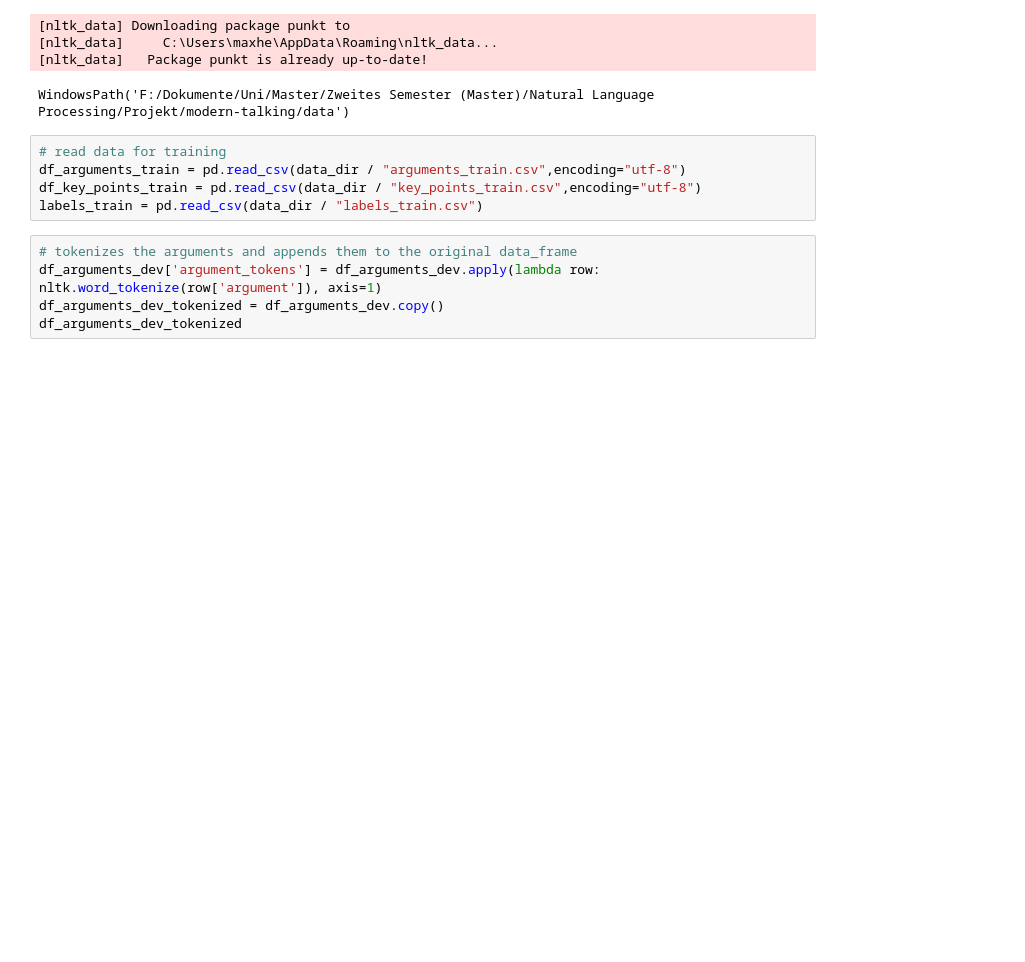
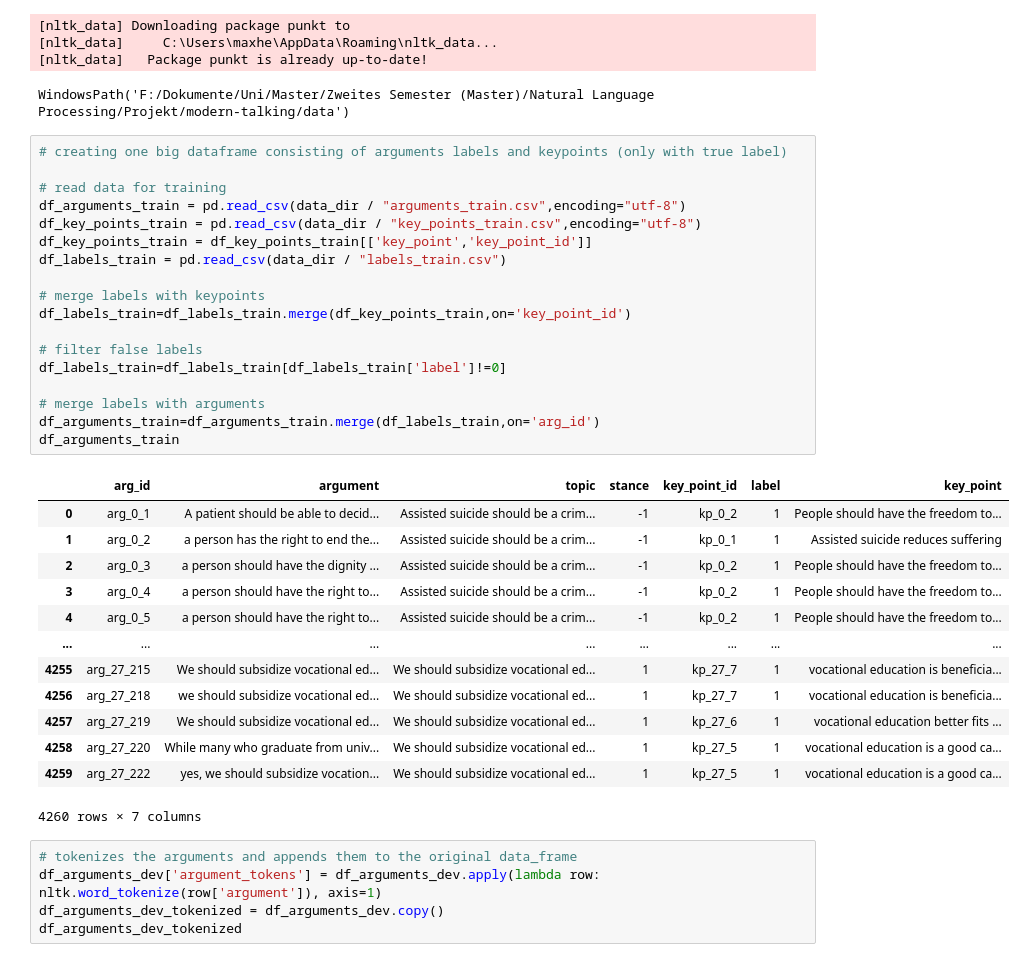
Before and after one commit to janheinrichmerker/modern-talking, a Jupyter notebook: modern_talking/dataset.ipynb, the cells around one changed output. Saved outputs shown, nothing was run; the diff lists cells and outputs as text; blank space fills up the shorter version.

Commit message:
created one dataframe to work on

```diff
--- a/modern_talking/dataset.ipynb
+++ b/modern_talking/dataset.ipynb
@@ -18,10 +18,37 @@ data_dir
 [nltk_data]   Package punkt is already up-to-date!
 WindowsPath('F:/Dokumente/Uni/Master/Zweites Semester (Master)/Natural Language Processing/Projekt/modern-talking/data')
 # %%
+# creating one big dataframe consisting of arguments labels and keypoints (only with true label)
+
 # read data for training
 df_arguments_train = pd.read_csv(data_dir / "arguments_train.csv",encoding="utf-8")
 df_key_points_train = pd.read_csv(data_dir / "key_points_train.csv",encoding="utf-8")
-labels_train = pd.read_csv(data_dir / "labels_train.csv")
+df_key_points_train = df_key_points_train[['key_point','key_point_id']]
+df_labels_train = pd.read_csv(data_dir / "labels_train.csv")
+
+# merge labels with keypoints
+df_labels_train=df_labels_train.merge(df_key_points_train,on='key_point_id')
+
+# filter false labels
+df_labels_train=df_labels_train[df_labels_train['label']!=0]
+
+# merge labels with arguments
+df_arguments_train=df_arguments_train.merge(df_labels_train,on='arg_id')
+df_arguments_train
+# %% [output]
+|  | arg_id | argument | topic | stance | key_point_id | label | key_point |
+| 0 | arg_0_1 | A patient should be able to decid... | Assisted suicide should be a crim... | -1 | kp_0_2 | 1 | People should have the freedom to... |
+| 1 | arg_0_2 | a person has the right to end the... | Assisted suicide should be a crim... | -1 | kp_0_1 | 1 | Assisted suicide reduces suffering |
+| 2 | arg_0_3 | a person should have the dignity ... | Assisted suicide should be a crim... | -1 | kp_0_2 | 1 | People should have the freedom to... |
+| 3 | arg_0_4 | a person should have the right to... | Assisted suicide should be a crim... | -1 | kp_0_2 | 1 | People should have the freedom to... |
+| 4 | arg_0_5 | a person should have the right to... | Assisted suicide should be a crim... | -1 | kp_0_2 | 1 | People should have the freedom to... |
+| ... | ... | ... | ... | ... | ... | ... | ... |
+| 4255 | arg_27_215 | We should subsidize vocational ed... | We should subsidize vocational ed... | 1 | kp_27_7 | 1 | vocational education is beneficia... |
+| 4256 | arg_27_218 | we should subsidize vocational ed... | We should subsidize vocational ed... | 1 | kp_27_7 | 1 | vocational education is beneficia... |
+| 4257 | arg_27_219 | We should subsidize vocational ed... | We should subsidize vocational ed... | 1 | kp_27_6 | 1 | vocational education better fits ... |
+| 4258 | arg_27_220 | While many who graduate from univ... | We should subsidize vocational ed... | 1 | kp_27_5 | 1 | vocational education is a good ca... |
+| 4259 | arg_27_222 | yes, we should subsidize vocation... | We should subsidize vocational ed... | 1 | kp_27_5 | 1 | vocational education is a good ca... |
+4260 rows × 7 columns
 # %%
 # tokenizes the arguments and appends them to the original data_frame
 df_arguments_dev['argument_tokens'] = df_arguments_dev.apply(lambda row: nltk.word_tokenize(row['argument']), axis=1)
```
